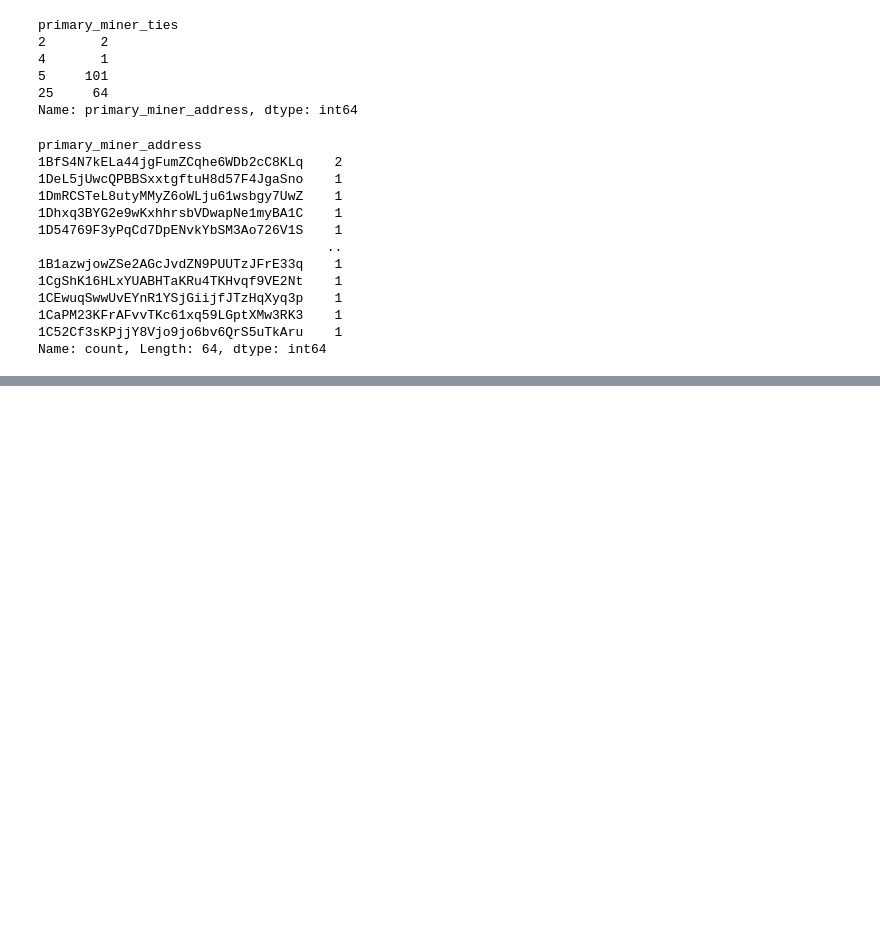
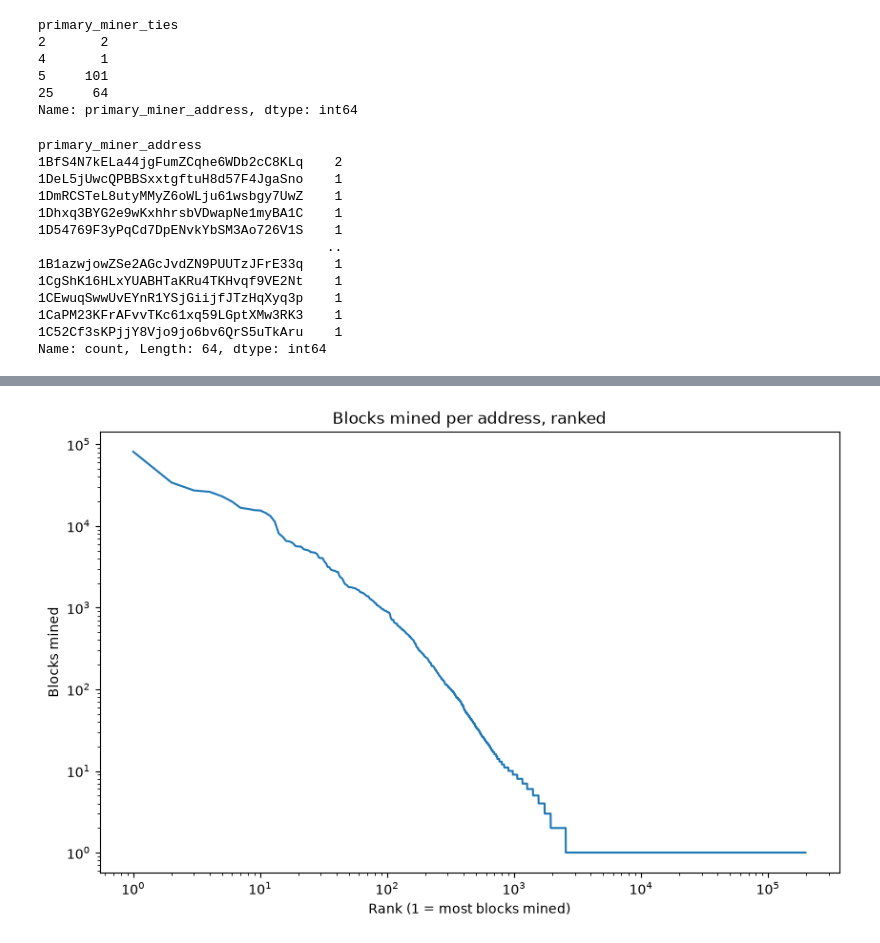
Before and after one commit to Kwokym111/poai_simulation, a Jupyter notebook: src/miner_attribution.ipynb, the cells around one changed output, grey strips where cells are left out. Drawn from its saved outputs; the diff is of its cells as text; code cells hidden in the pictures; blank space fills up the shorter version.

Commit message:
Basic Primary Miner Analysis
analyze block count distribution and overall coverage of dataset for different miner thresholds of >= 2, 5, 10, and 50 blocks mined per miner

```diff
--- a/src/miner_attribution.ipynb
+++ b/src/miner_attribution.ipynb
@@ -460,0 +479,15 @@ tied_df[tied_df['primary_miner_address'] == '1BfS4N7kELa44jgFumZCqhe6WDb2cC8KLq'
+# %%
+import matplotlib.pyplot as plt
+
+miner_block_counts = coinbase_df['primary_miner_address'].value_counts()
+
+plt.figure(figsize=(10, 6))
+plt.plot(range(1, len(miner_block_counts) + 1), miner_block_counts.values)
+plt.xscale('log')
+plt.yscale('log')
+plt.xlabel('Rank (1 = most blocks mined)')
+plt.ylabel('Blocks mined')
+plt.title('Blocks mined per address, ranked')
+plt.show()
+# %% [output]
+[figure, added]
```
Also changed, not shown: parts of 8 cells of this notebook.
